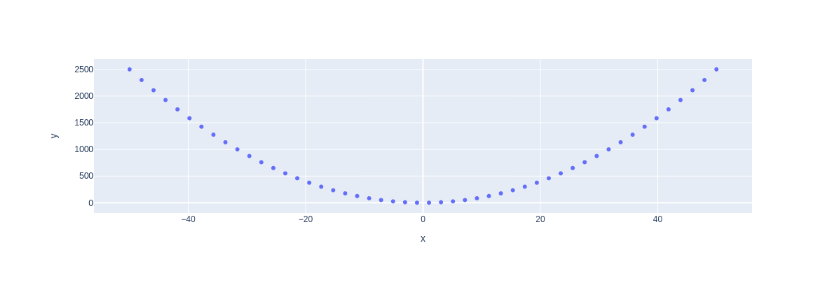
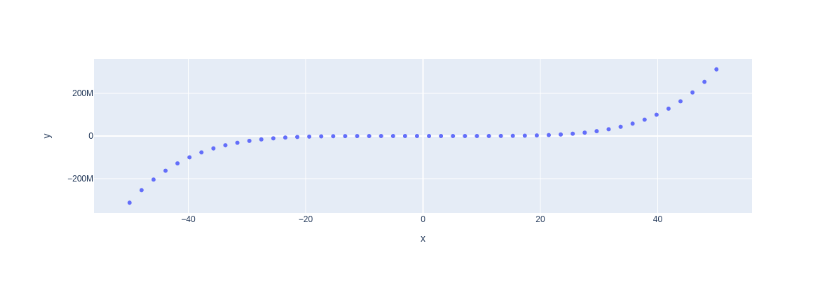
Before and after one commit to amelmathai/my-notebooks-repo, a Jupyter notebook: experiment1.ipynb, the cells around one changed output. Saved outputs shown, nothing was run; the diff lists cells and outputs as text; code cells hidden in the pictures.

```diff
--- a/experiment1.ipynb
+++ b/experiment1.ipynb
@@ -4,7 +4,7 @@ import plotly.express as px
 # x-axis data points
 x = np.linspace(start=-50, stop=50)
 # y-axis data points
-y = x ** 2
+y = x ** 5
 # define the plot
 fig = px.scatter(x=x, y=y)
 fig.show()
@@ -13 +12 @@ fig.show()
-[figure, old version]
+[figure, new version]
```
Also changed, not shown: parts of 1 cell of this notebook.
